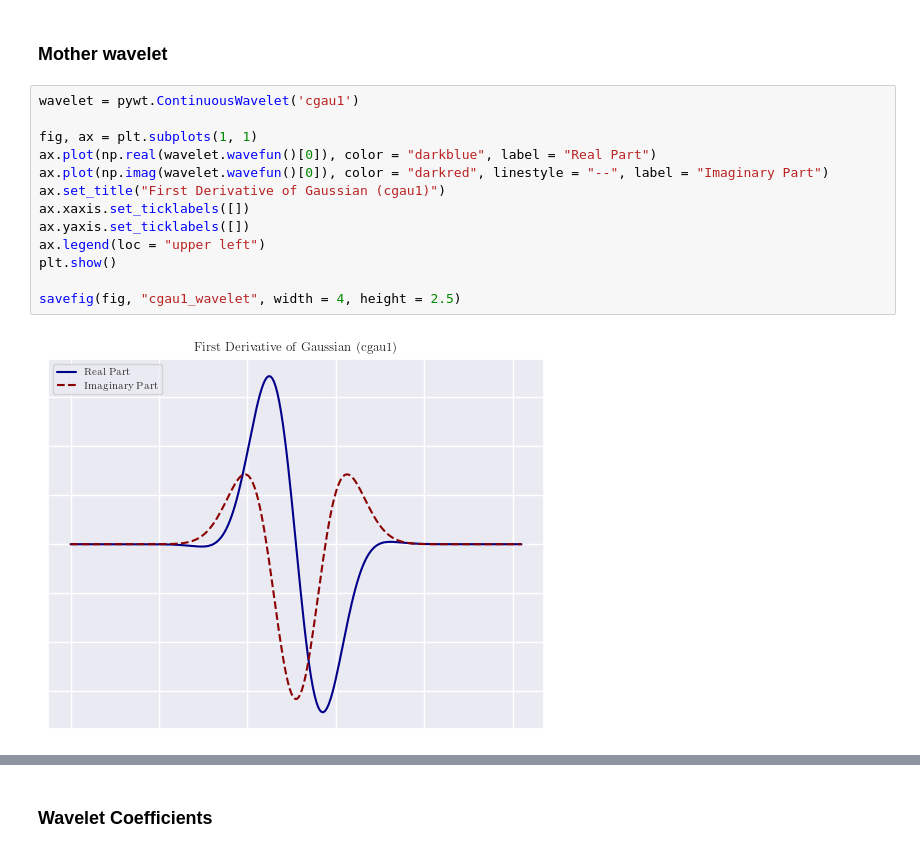
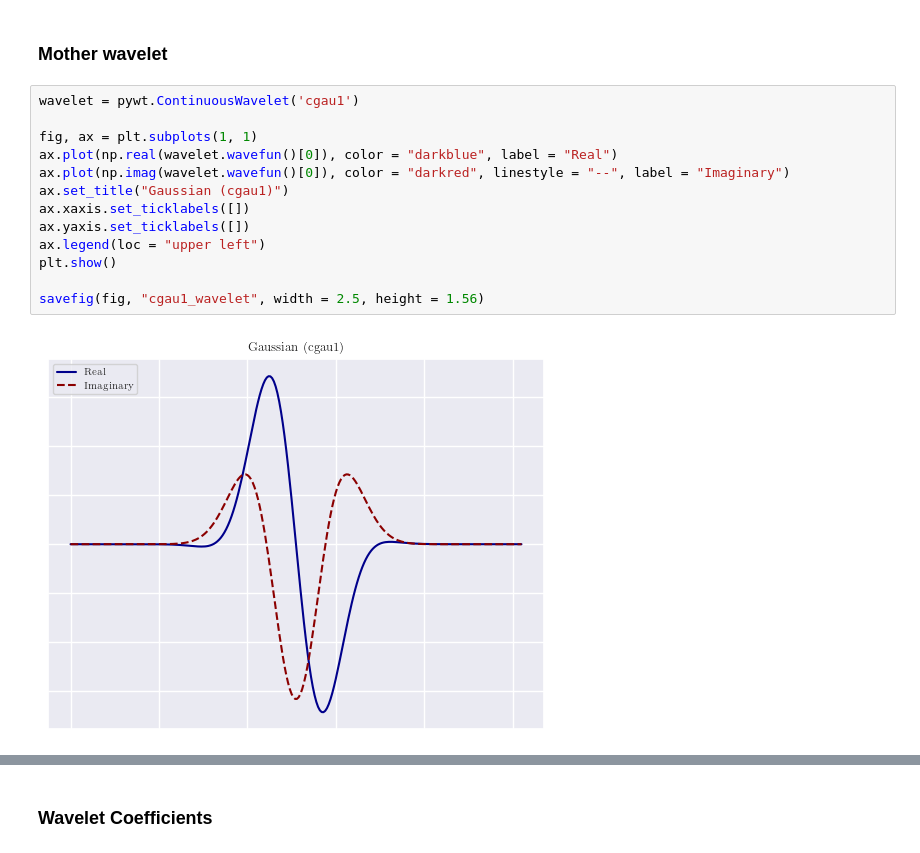
Before and after one commit to TheresaDF/NeuronSpikeEye, a Jupyter notebook: src/visualizations/wavelet_model.ipynb, the cells around one changed output, grey strips where cells are left out. Drawn from its saved outputs; the diff is of its cells as text.

```diff
--- a/src/visualizations/wavelet_model.ipynb
+++ b/src/visualizations/wavelet_model.ipynb
@@ -91,15 +44,15 @@ def get_accepted_coefficients(coefficients : np.ndarray, scales : np.ndarray) ->
 # %%
 wavelet = pywt.ContinuousWavelet('cgau1')
 
 fig, ax = plt.subplots(1, 1)
-ax.plot(np.real(wavelet.wavefun()[0]), color = "darkblue", label = "Real Part")
-ax.plot(np.imag(wavelet.wavefun()[0]), color = "darkred", linestyle = "--", label = "Imaginary Part")
-ax.set_title("First Derivative of Gaussian (cgau1)")
+ax.plot(np.real(wavelet.wavefun()[0]), color = "darkblue", label = "Real")
+ax.plot(np.imag(wavelet.wavefun()[0]), color = "darkred", linestyle = "--", label = "Imaginary")
+ax.set_title("Gaussian (cgau1)")
 ax.xaxis.set_ticklabels([])
 ax.yaxis.set_ticklabels([])
 ax.legend(loc = "upper left")
 plt.show()
 
-savefig(fig, "cgau1_wavelet", width = 4, height = 2.5)
+savefig(fig, "cgau1_wavelet", width = 2.5, height = 1.56)
 # %% [output]
-[figure, old version]
+[figure, new version]
```
Also changed, not shown: parts of 7 cells of this notebook, 1 other file.
